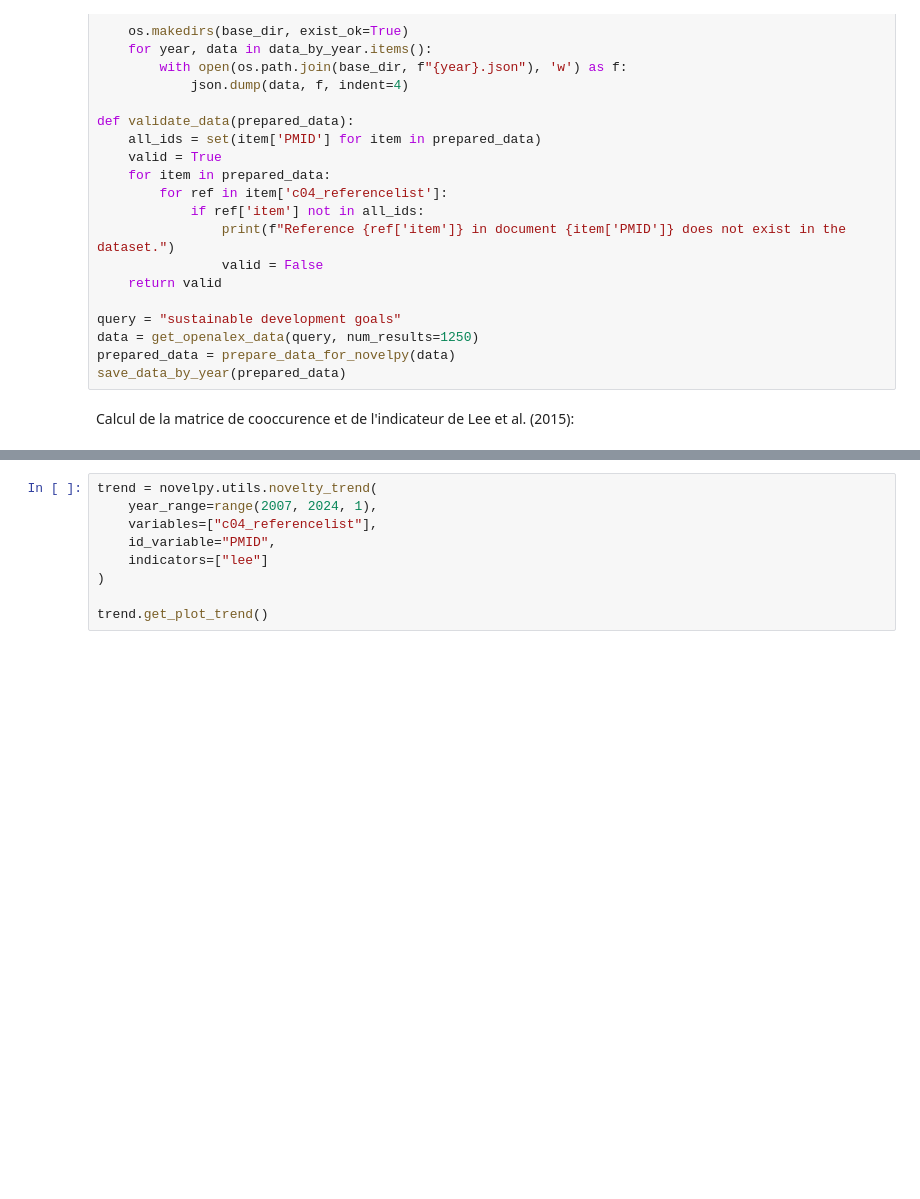
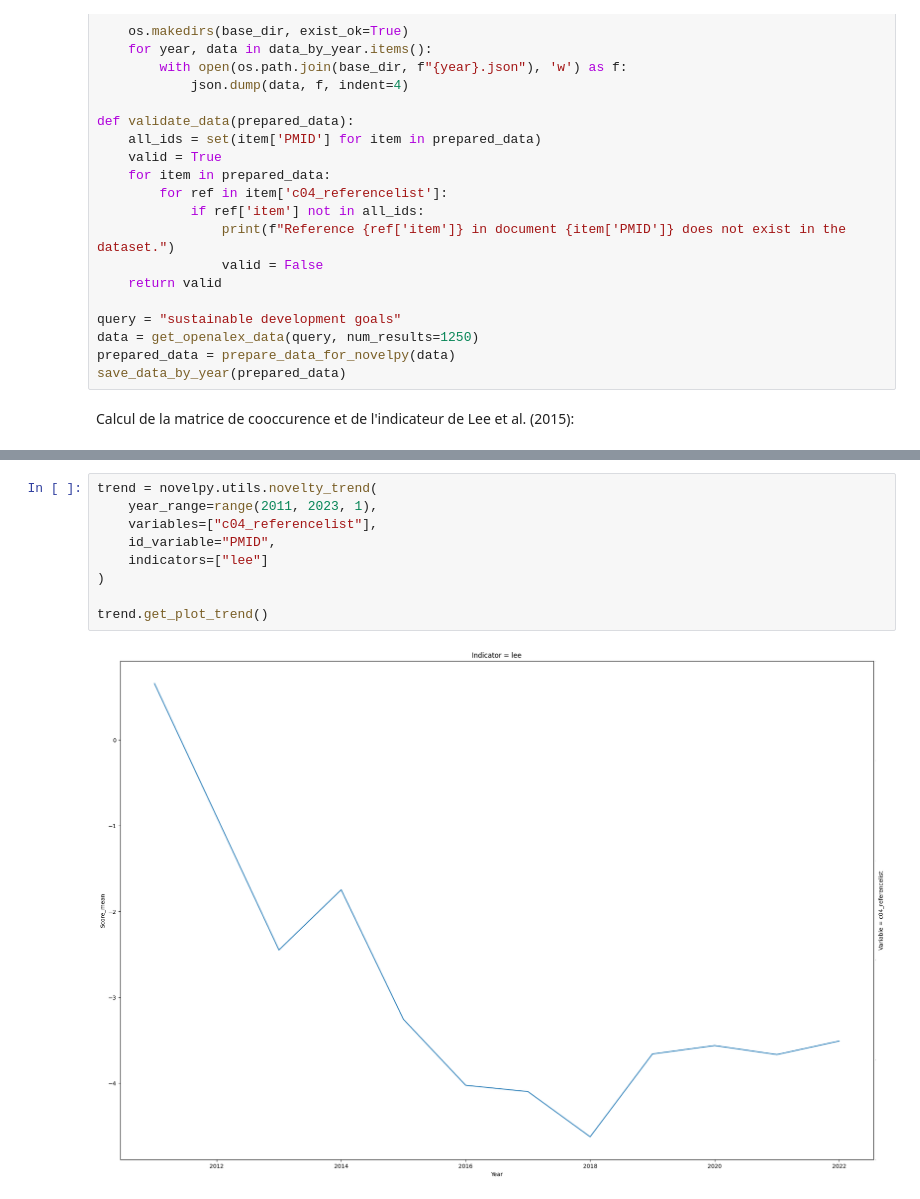
Before and after one commit to valentinb67/Master-s-thesis-2-A-scientometric-approach-to-determine-the-effect-of-group-size-on-novelty, a Jupyter notebook: Indicator_Novelty.ipynb, the cells around one changed output, grey strips where cells are left out. Saved outputs shown, nothing was run; the diff lists cells and outputs as text; blank space fills up the shorter version.

```diff
--- a/Indicator_Novelty.ipynb
+++ b/Indicator_Novelty.ipynb
@@ -134,12 +176,14 @@ for focal_year in tqdm.tqdm(focal_years, desc="Computing Lee indicator for windo
 # %%
 trend = novelpy.utils.novelty_trend(
-    year_range=range(2007, 2024, 1),
+    year_range=range(2011, 2023, 1),
     variables=["c04_referencelist"],
     id_variable="PMID",
     indicators=["lee"]
 )
 
 trend.get_plot_trend()
+# %% [output]
+[figure, added]
 # %%
 #Récupération sous format csv du commonness
 def convert_to_dataframe(data):
```
Also changed, not shown: parts of 15 cells of this notebook, 5 other files.
